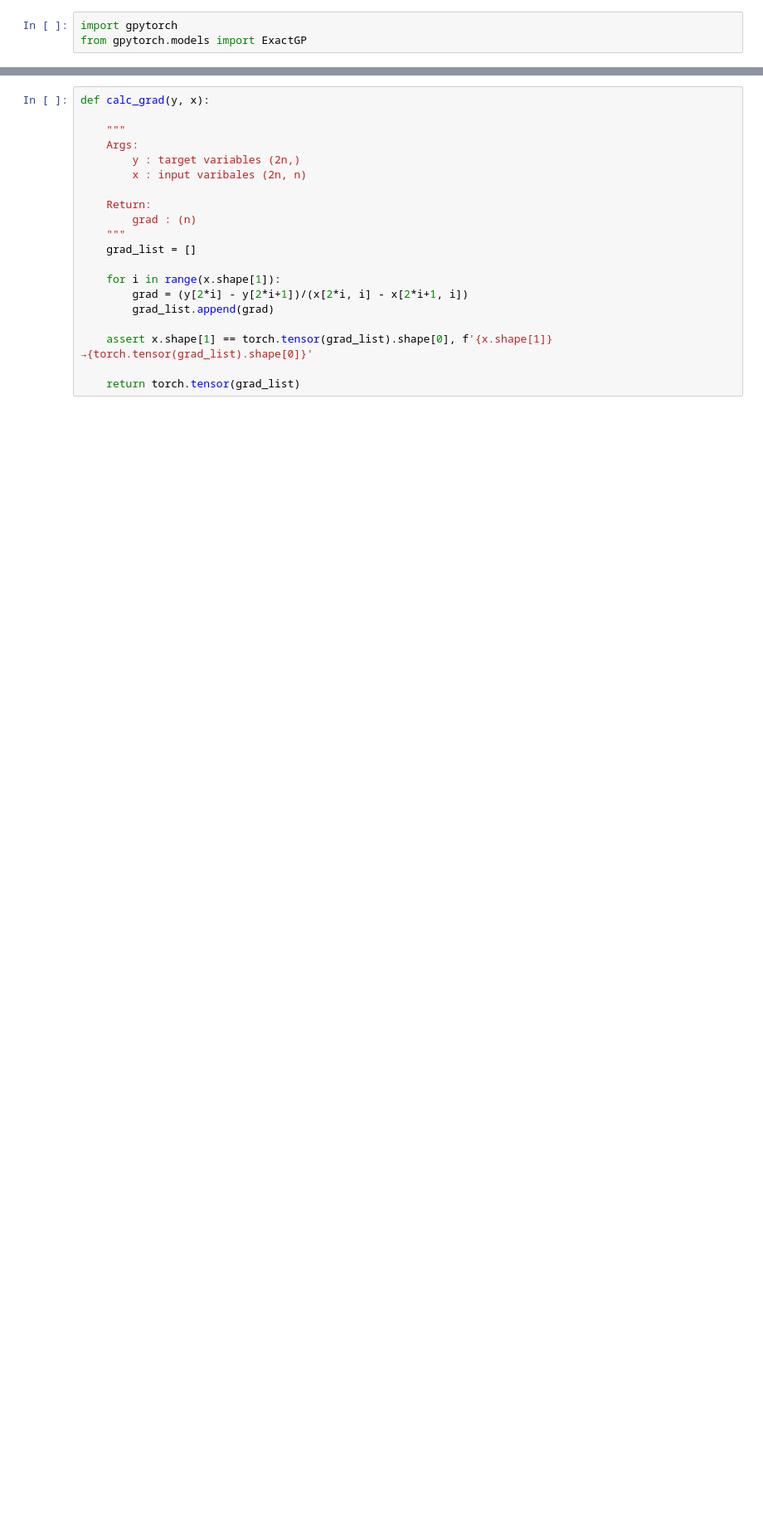
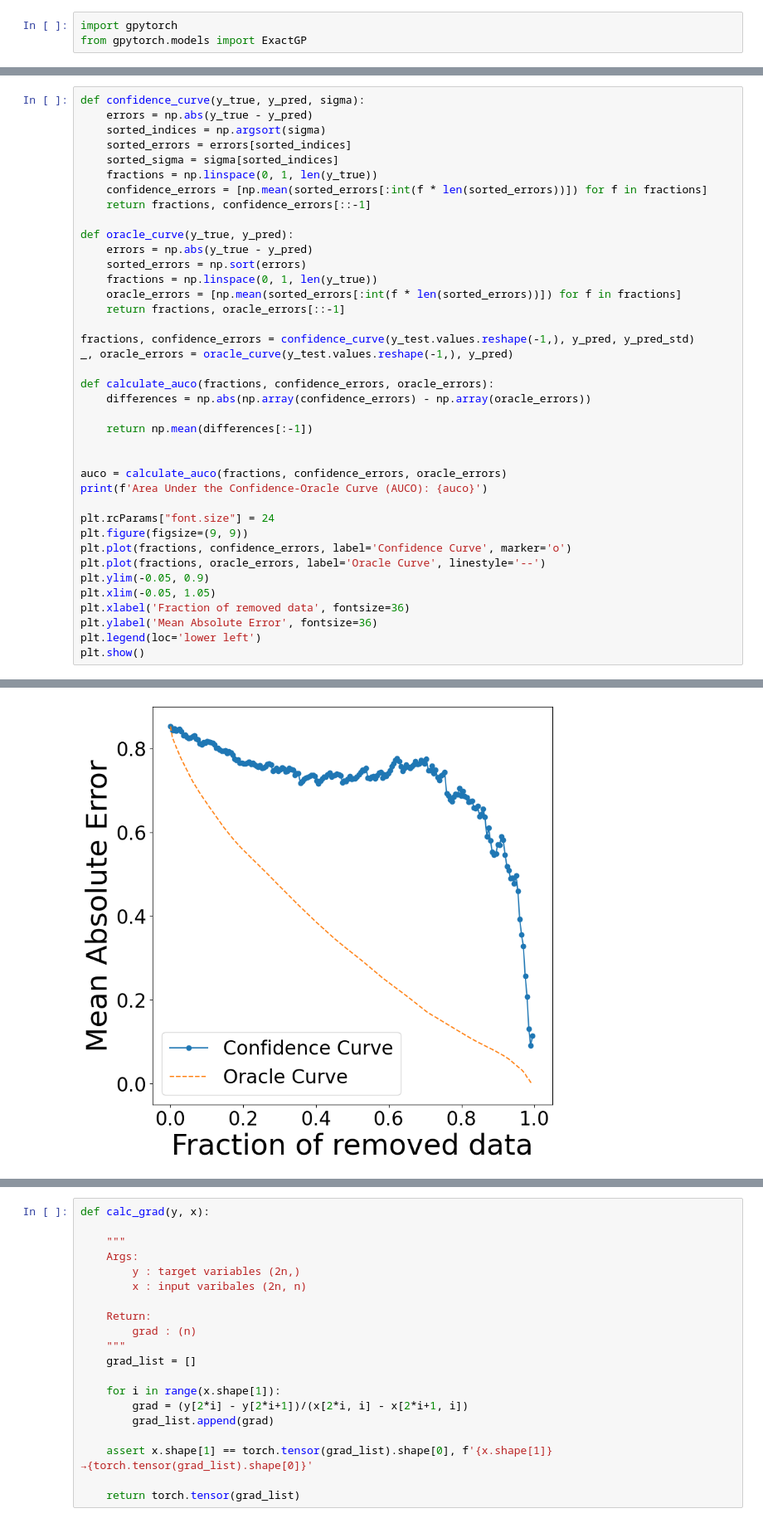
Before and after one commit to bbbccc88/Interpret-Gaussian-Process-Models-by-using-Integrated-Gradients, a Jupyter notebook: interpret_GP_IG.ipynb, the cells around one changed output, grey strips where cells are left out. Shown at 83% size. Saved outputs shown, nothing was run; the diff lists cells and outputs as text; blank space fills up the shorter version.

```diff
--- a/interpret_GP_IG.ipynb
+++ b/interpret_GP_IG.ipynb
@@ -169,0 +166,40 @@ torch.save(model.state_dict(), f'{model_path}/model_state_small_{stamp}.pth')
+# %%
+def confidence_curve(y_true, y_pred, sigma):
+    errors = np.abs(y_true - y_pred)
+    sorted_indices = np.argsort(sigma)
+    sorted_errors = errors[sorted_indices]
+    sorted_sigma = sigma[sorted_indices]
+    fractions = np.linspace(0, 1, len(y_true))
+    confidence_errors = [np.mean(sorted_errors[:int(f * len(sorted_errors))]) for f in fractions]
+    return fractions, confidence_errors[::-1]
+
+def oracle_curve(y_true, y_pred):
+    errors = np.abs(y_true - y_pred)
+    sorted_errors = np.sort(errors)
+    fractions = np.linspace(0, 1, len(y_true))
+    oracle_errors = [np.mean(sorted_errors[:int(f * len(sorted_errors))]) for f in fractions]
+    return fractions, oracle_errors[::-1]
+
+fractions, confidence_errors = confidence_curve(y_test.values.reshape(-1,), y_pred, y_pred_std)
+_, oracle_errors = oracle_curve(y_test.values.reshape(-1,), y_pred)
+
+def calculate_auco(fractions, confidence_errors, oracle_errors):
+    differences = np.abs(np.array(confidence_errors) - np.array(oracle_errors))
+
+    return np.mean(differences[:-1])
+
+
+auco = calculate_auco(fractions, confidence_errors, oracle_errors)
+print(f'Area Under the Confidence-Oracle Curve (AUCO): {auco}')
+
+plt.rcParams["font.size"] = 24
+plt.figure(figsize=(9, 9))
+plt.plot(fractions, confidence_errors, label='Confidence Curve', marker='o')
+plt.plot(fractions, oracle_errors, label='Oracle Curve', linestyle='--')
+plt.ylim(-0.05, 0.9)
+plt.xlim(-0.05, 1.05)
+plt.xlabel('Fraction of removed data', fontsize=36)
+plt.ylabel('Mean Absolute Error', fontsize=36)
+plt.legend(loc='lower left')
+plt.show()
+# %% [output]
@@ -169,0 +207 @@ torch.save(model.state_dict(), f'{model_path}/model_state_small_{stamp}.pth')
+[figure, added]
```
Also changed, not shown: parts of 23 cells of this notebook, 2 other files.
